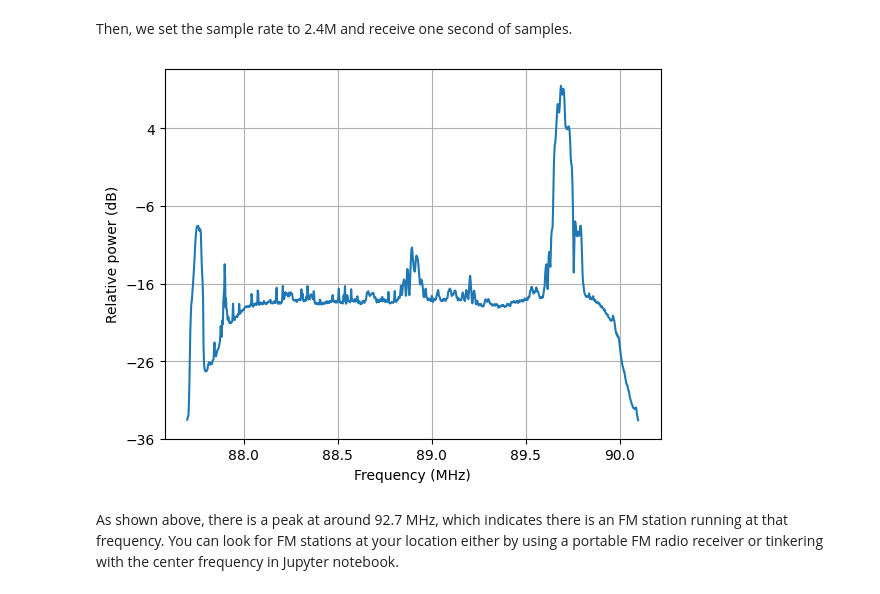
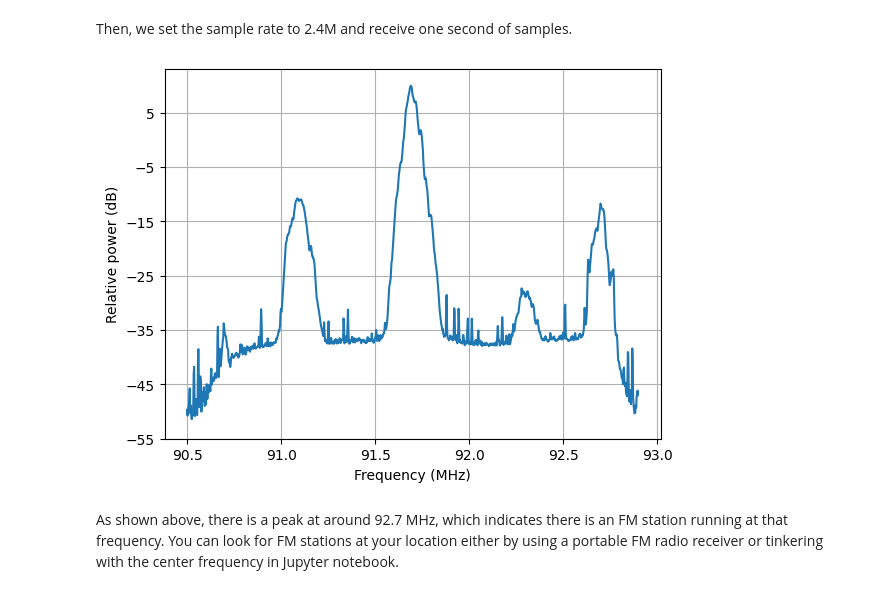
Before and after one commit to UN-GCPDS/ANE-acquisition, a Jupyter notebook: CODIGO EN PYTHON/RTL-SDR-Scanner-Python/FM Demodulator/Notebooks/02-Receiving_FM_Signals_with_RTL-SDR.ipynb, the cells around one changed output. Saved outputs shown, nothing was run; the diff lists cells and outputs as text; code cells hidden in the pictures.

```diff
--- a/CODIGO EN PYTHON/RTL-SDR-Scanner-Python/FM Demodulator/Notebooks/02-Receiving_FM_Signals_with_RTL-SDR.ipynb
+++ b/CODIGO EN PYTHON/RTL-SDR-Scanner-Python/FM Demodulator/Notebooks/02-Receiving_FM_Signals_with_RTL-SDR.ipynb
@@ -19,27 +19,27 @@ sdr = RtlSdr()
 Then, we set the sample rate to 2.4M and receive one second of samples.
 # %%
 # 1) set down some important global variables
-fc = 88_900_000    # center frequency
+fc = 91_700_000    # center frequency
 fs = 2_400_000    # sample rate
 ns = 2400000  # number of samples
 
 # 2) configure the relevant properties of rtlsdr.
 
 sdr.sample_rate = fs  # Hz
 sdr.center_freq = fc  # Hz
 sdr.gain = 'auto'
 
 # 3) receive to buffer
 samples = sdr.read_samples(fs)
 
 # 4) analyze the frequency band
 plt.psd(samples, NFFT=1024, Fs=fs/1e6, Fc=fc/1e6)
 plt.xlabel('Frequency (MHz)')
 plt.ylabel('Relative power (dB)')
 
 plt.show()
 # %% [output]
-[figure, old version]
+[figure, new version]
 # %% [markdown]
 As shown above, there is a peak at around 92.7 MHz, which indicates there is an FM station running at that frequency. You can look for FM stations at your location either by using a portable FM radio receiver or tinkering with the center frequency in Jupyter notebook.
 # %% [markdown]
```
Also changed, not shown: parts of 1 cell of this notebook, 9 other files.
